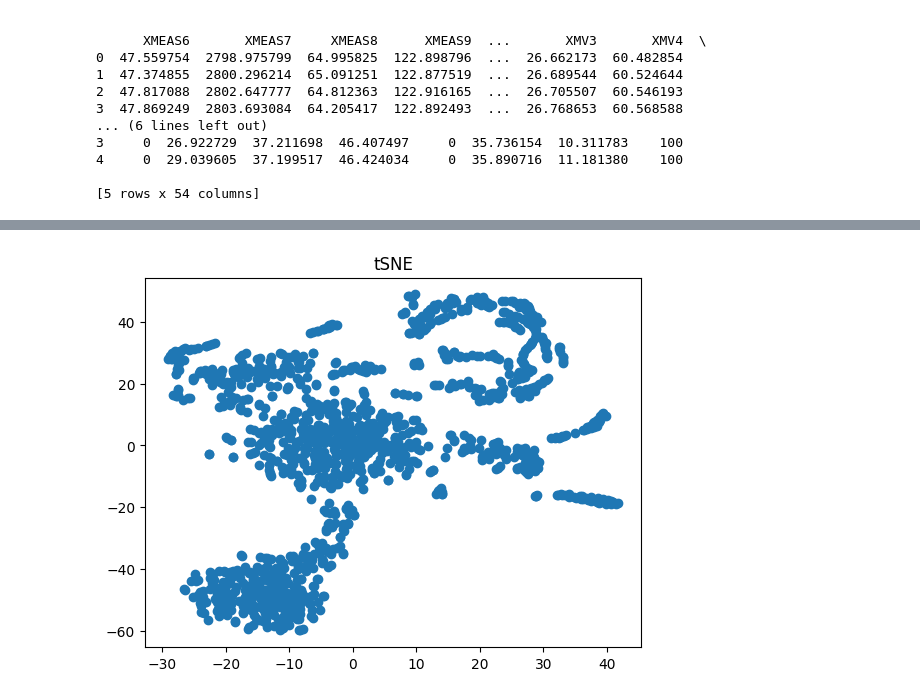
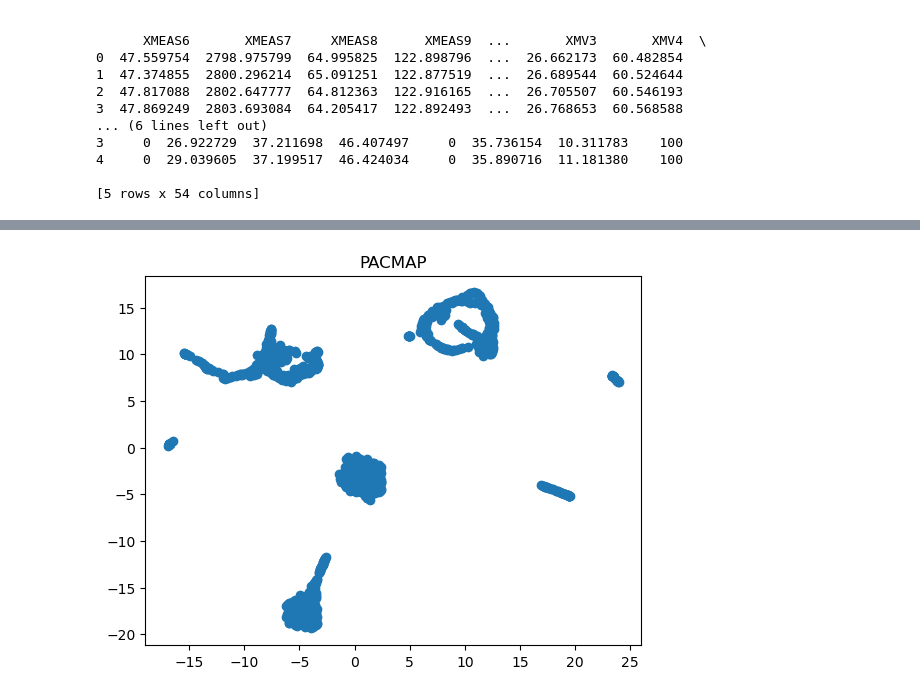
Before and after one commit to KyleTerrito/CHE4230, a Jupyter notebook: testing/Testing.ipynb, the cells around one changed output, grey strips where cells are left out. Cells and saved outputs as stored; diff of their text form; code cells hidden in the pictures.

```diff
--- a/testing/Testing.ipynb
+++ b/testing/Testing.ipynb
@@ -75,10 +117,7 @@ plt.scatter(tSNE[:,0], tSNE[:,1])
 # %%
-from sklearn.manifold import TSNE
-tsne = TSNE(n_components = 2)
-df_tsne = tsne.fit_transform(train_scaled)
-
-plt.scatter(df_tsne[:,0], df_tsne[:,1])
-plt.title("tSNE")
+pacmap = DR.dPacMap(self = DR, n = 2, data = train_scaled)
+plt.scatter(pacmap[:,0], pacmap[:,1])
+plt.title("PACMAP")
 plt.show()
 # %% [output]
-[figure, old version]
+[figure, new version]
```
Also changed, not shown: parts of 28 cells of this notebook, 3 other files.
